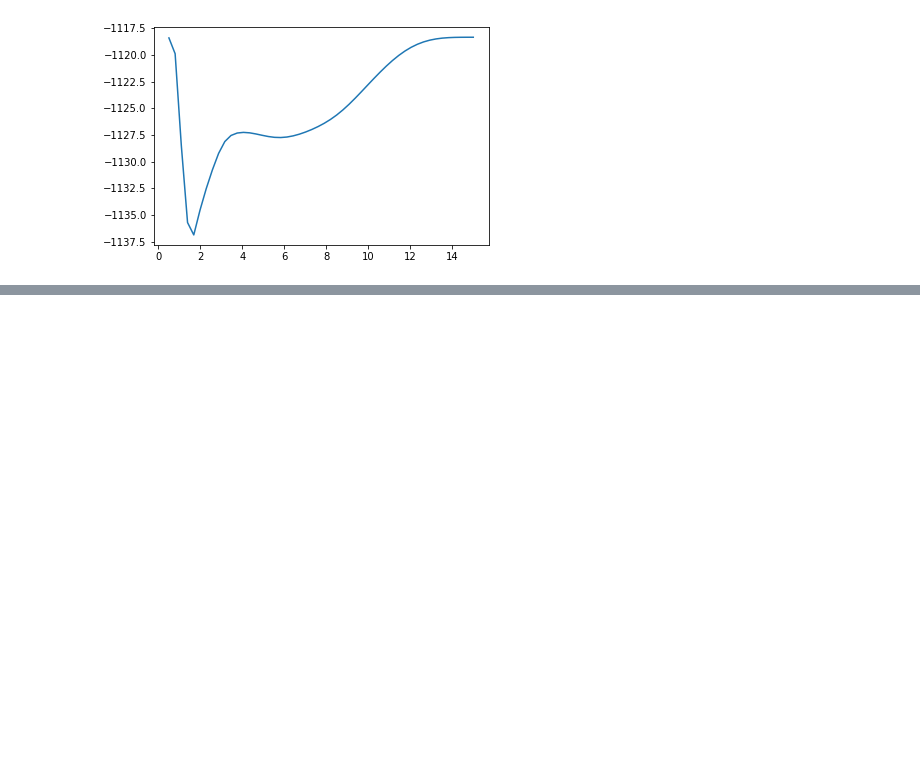
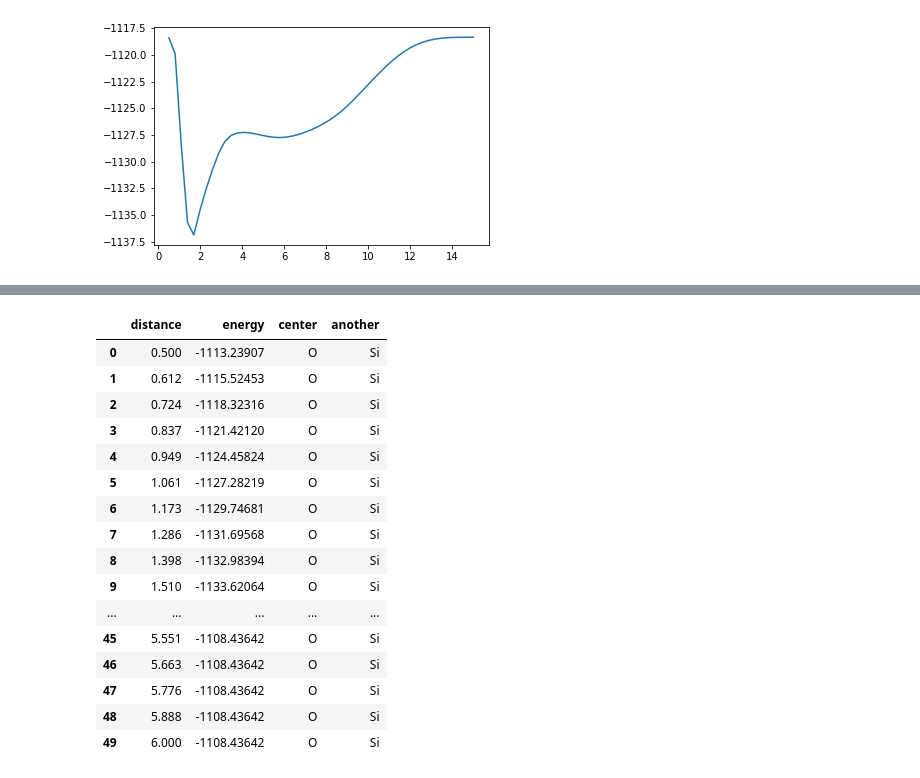
Before and after one commit to y1u0d2a1i/Research, a Jupyter notebook: scripts/wip/interatomic.ipynb, the cells around one changed output, grey strips where cells are left out. Saved outputs shown, nothing was run; the diff lists cells and outputs as text; code cells hidden in the pictures; blank space fills up the shorter version.

```diff
--- a/scripts/wip/interatomic.ipynb
+++ b/scripts/wip/interatomic.ipynb
@@ -75,0 +85,20 @@ plt.plot(df.distance, df.energy)
+# %%
+df
+# %% [output]
+|  | distance | energy | center | another |
+| 0 | 0.500 | -1113.23907 | O | Si |
+| 1 | 0.612 | -1115.52453 | O | Si |
+| 2 | 0.724 | -1118.32316 | O | Si |
+| 3 | 0.837 | -1121.42120 | O | Si |
+| 4 | 0.949 | -1124.45824 | O | Si |
+| 5 | 1.061 | -1127.28219 | O | Si |
+| 6 | 1.173 | -1129.74681 | O | Si |
+| 7 | 1.286 | -1131.69568 | O | Si |
+| 8 | 1.398 | -1132.98394 | O | Si |
+| 9 | 1.510 | -1133.62064 | O | Si |
+| ... | ... | ... | ... | ... |
+| 45 | 5.551 | -1108.43642 | O | Si |
+| 46 | 5.663 | -1108.43642 | O | Si |
+| 47 | 5.776 | -1108.43642 | O | Si |
+| 48 | 5.888 | -1108.43642 | O | Si |
+| 49 | 6.000 | -1108.43642 | O | Si |
```
Also changed, not shown: parts of 1 cell of this notebook, 8 other files.
